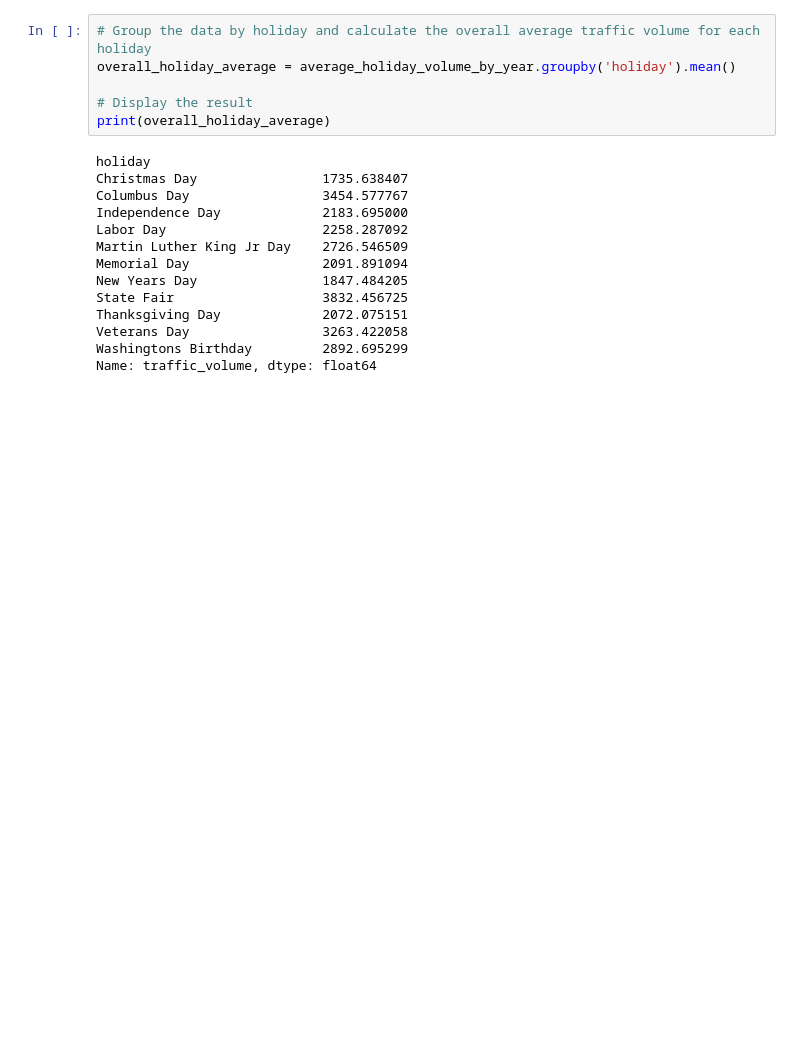
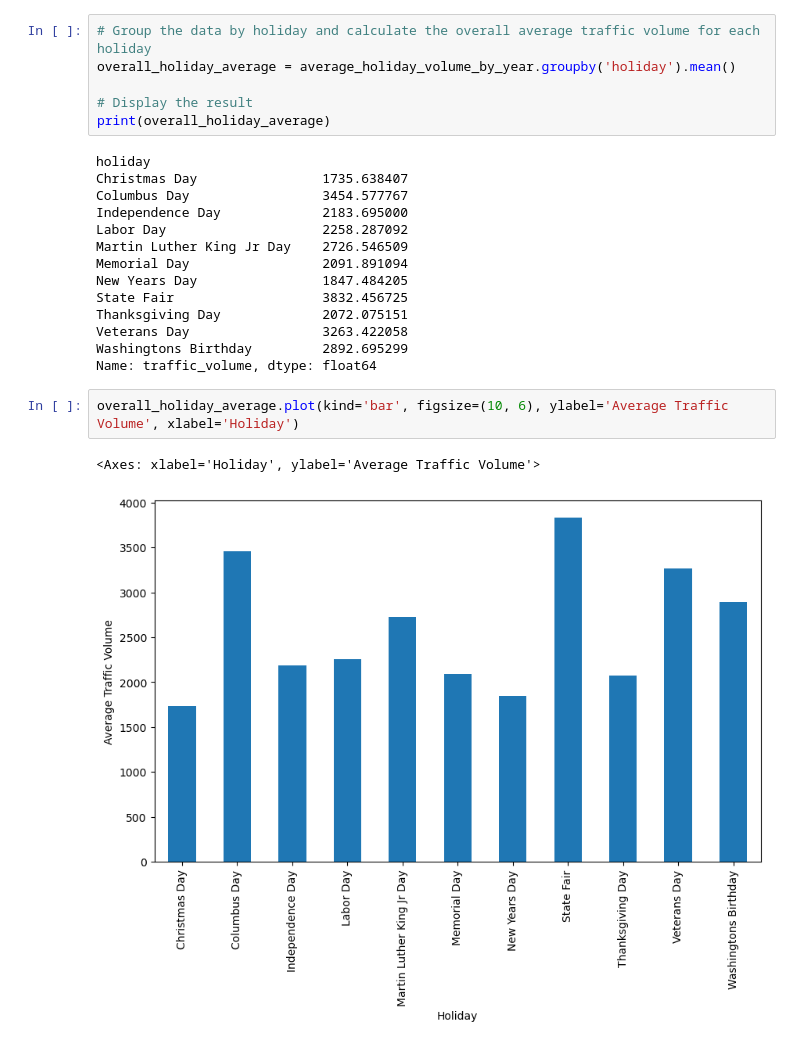
Before and after one commit to ajwilson79/traffic_volume_analysis, a Jupyter notebook: holiday_impact.ipynb, the cells around one changed output. Cells and saved outputs as stored; diff of their text form; blank space fills up the shorter version.

```diff
--- a/holiday_impact.ipynb
+++ b/holiday_impact.ipynb
@@ -67,3 +77,8 @@ Thanksgiving Day             2072.075151
 Veterans Day                 3263.422058
 Washingtons Birthday         2892.695299
 Name: traffic_volume, dtype: float64
+# %%
+overall_holiday_average.plot(kind='bar', figsize=(10, 6), ylabel='Average Traffic Volume', xlabel='Holiday')
+# %% [output]
+<Axes: xlabel='Holiday', ylabel='Average Traffic Volume'>
+[figure, added]
```
Also changed, not shown: parts of 1 cell of this notebook, 2 other files.
